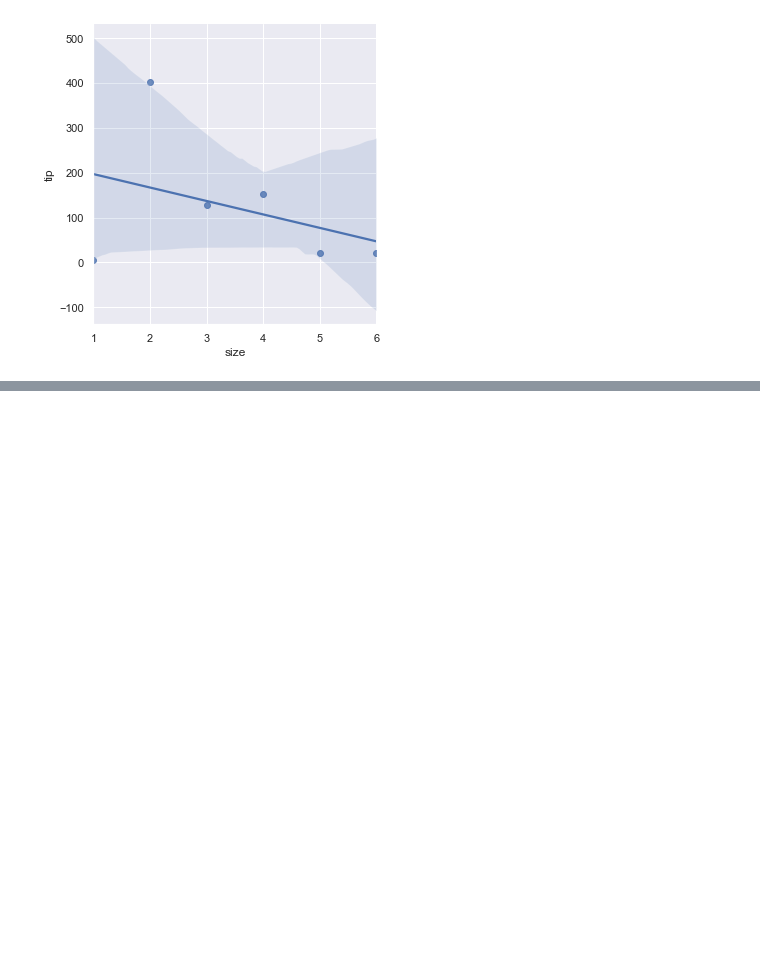
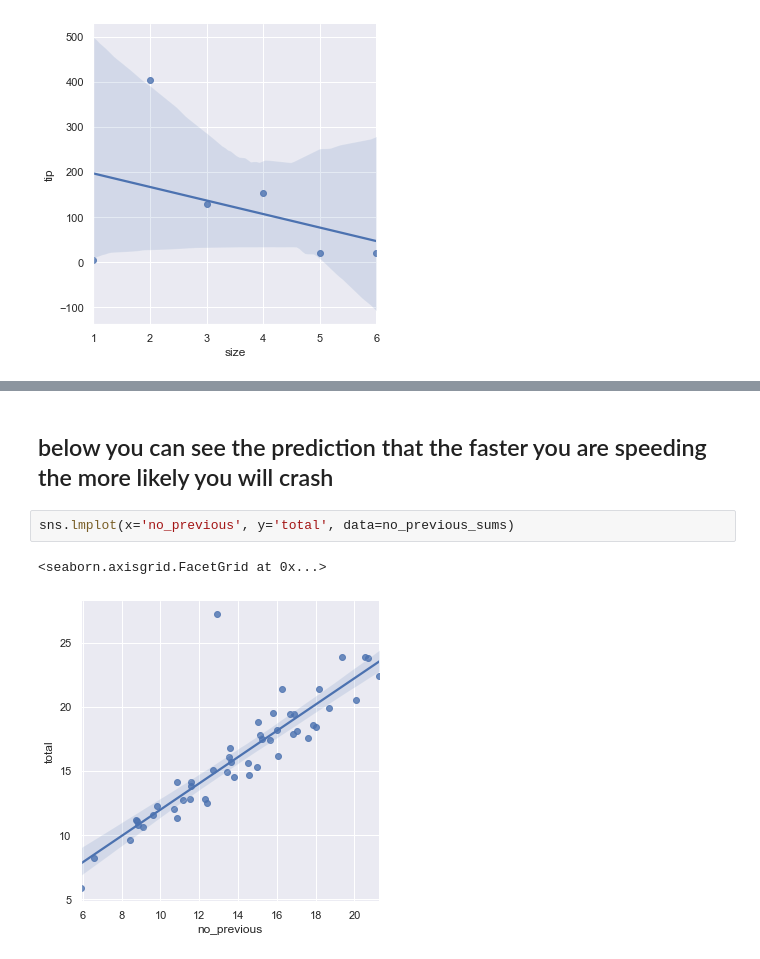
Before and after one commit to h-griffin/data-visualization, a Jupyter notebook: viz-a.ipynb, the cells around one changed output, grey strips where cells are left out. Cells and saved outputs as stored; diff of their text form; blank space fills up the shorter version.

```diff
--- a/viz-a.ipynb
+++ b/viz-a.ipynb
@@ -71,0 +123,7 @@ sns.lmplot(x='size', y='tip', data=size_sums)
+# %% [markdown]
+## below you can see the prediction that the faster you are speeding the more likely you will crash
+# %%
+sns.lmplot(x='no_previous', y='total', data=no_previous_sums)
+# %% [output]
+<seaborn.axisgrid.FacetGrid at 0x...>
+[figure, added]
```
Also changed, not shown: parts of 11 cells of this notebook, 5 other files.
